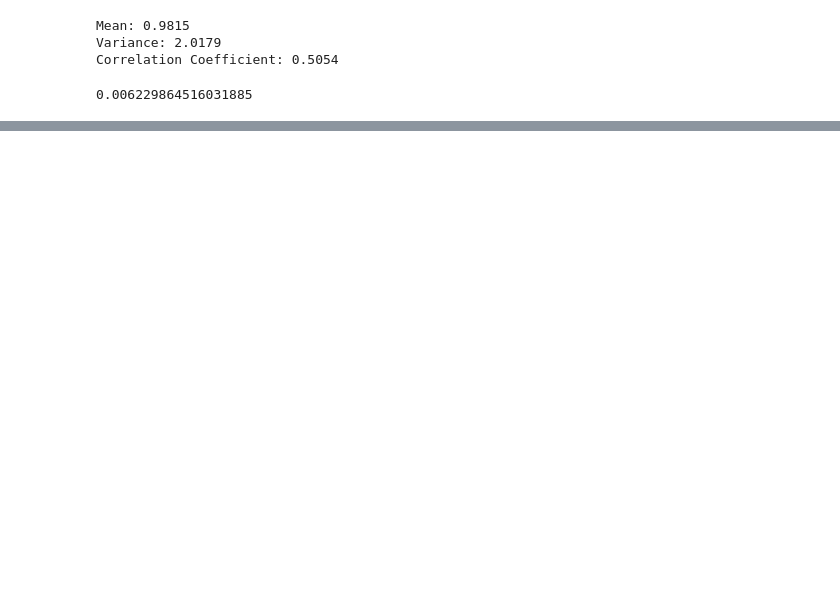
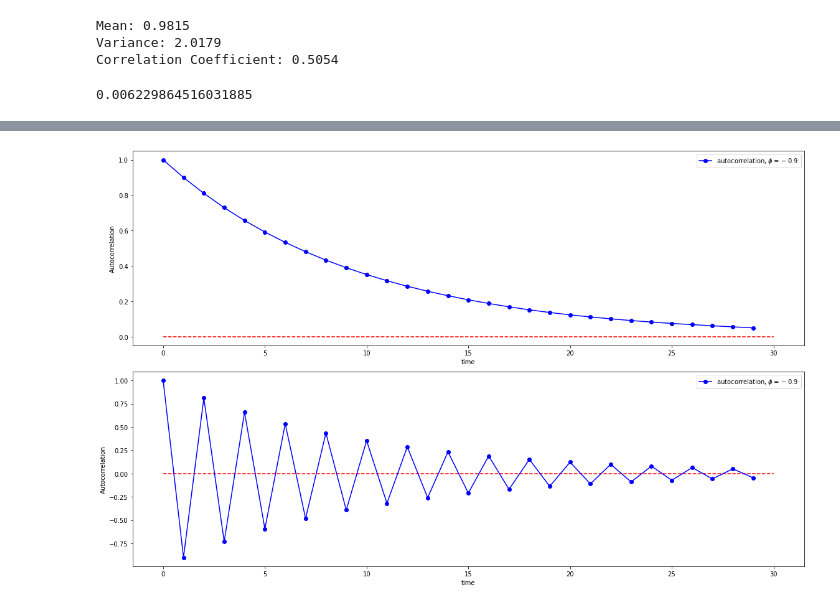
Before and after one commit to antoniosalomao/Time-Series-Simulations, a Jupyter notebook: MA_demo.ipynb, the cells around one changed output, grey strips where cells are left out. Cells and saved outputs as stored; diff of their text form; code cells hidden in the pictures; blank space fills up the shorter version.

```diff
--- a/MA_demo.ipynb
+++ b/MA_demo.ipynb
@@ -95,0 +118,22 @@ plt.show()
+# %%
+# Autocorrelation function:
+
+num_rows, num_cols = 2, 1
+fig, axes = plt.subplots(num_rows, num_cols, figsize=(16, 10))
+plt.subplots_adjust(hspace=.4)
+
+wn_i = wn_generator(n=1000000, mean=1, stdev=1, seed_e=w)
+
+for i, phi in enumerate((0.9, -0.9)):
+    ax = axes[i]
+    ar_1 = ar_generator(wn=wn_i, drift=0, phi=phi)
+    auto_corr = correlate_ar(arr_0=ar_1, p=30)
+    ax.plot(auto_corr, 'bo-', label=f'autocorrelation, $\phi={ϕ:.2}$')
+    ax.legend(loc='upper right')
+    ax.set(xlabel='time', ylabel='Autocorrelation')
+    ax.hlines(0, 0, 30 , linestyle='--', color='red')
+
+plt.tight_layout()
+plt.show()
+# %% [output]
+[figure, added]
```
Also changed, not shown: parts of 3 cells of this notebook.
